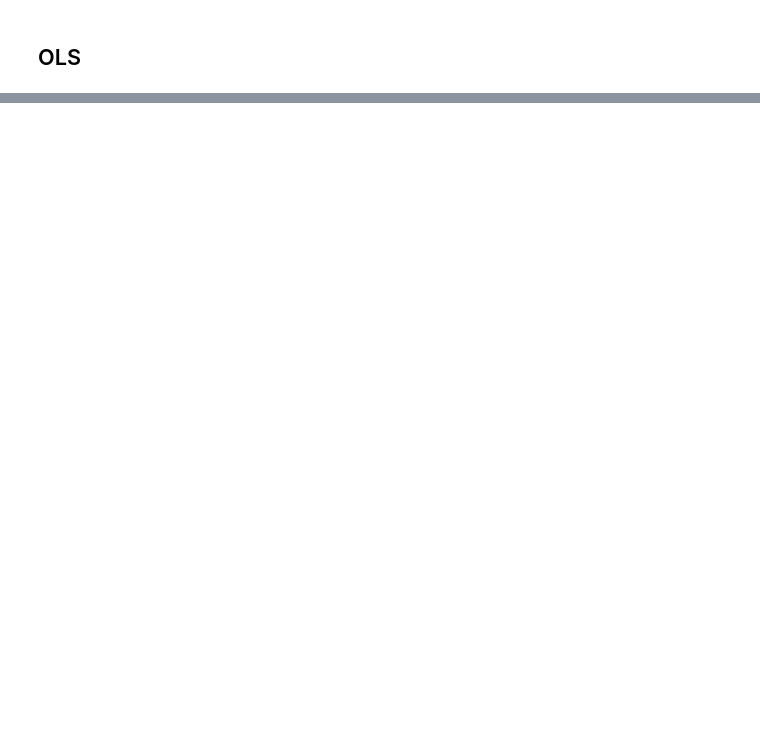
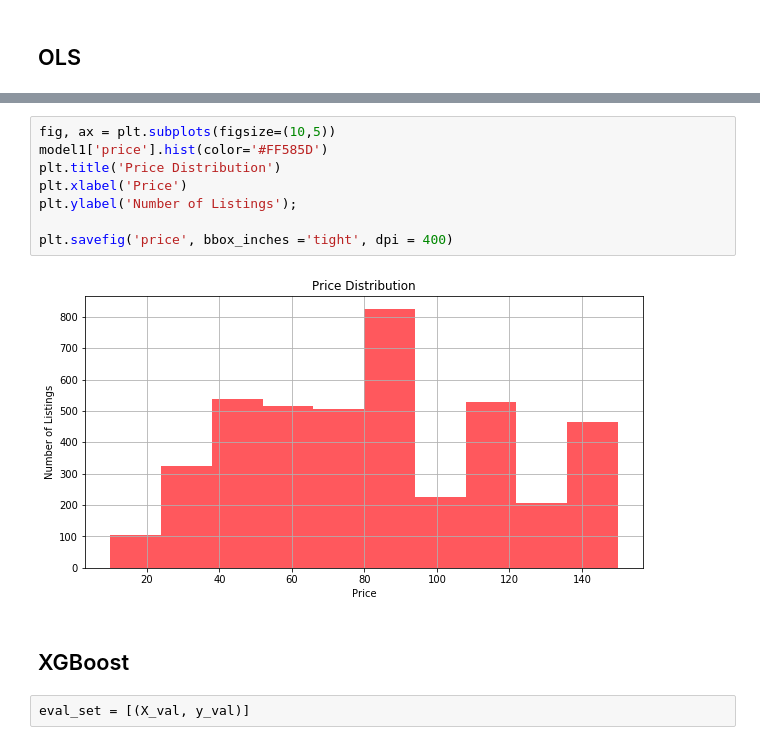
Before and after one commit to AbishekGollapudi/DataProjects, a Jupyter notebook: AirBnB Pricing/02-Modeling.ipynb, the cells around one changed output, grey strips where cells are left out. Drawn from its saved outputs; the diff is of its cells as text; blank space fills up the shorter version.

```diff
--- a/AirBnB Pricing/02-Modeling.ipynb
+++ b/AirBnB Pricing/02-Modeling.ipynb
@@ -183,0 +499,14 @@ print(f' X_test shape : {X_test.shape}')
+# %%
+fig, ax = plt.subplots(figsize=(10,5))
+model1['price'].hist(color='#FF585D')
+plt.title('Price Distribution')
+plt.xlabel('Price')
+plt.ylabel('Number of Listings');
+
+plt.savefig('price', bbox_inches ='tight', dpi = 400)
+# %% [output]
+[figure, added]
+# %% [markdown]
+## XGBoost
+# %%
+eval_set = [(X_val, y_val)]
```
Also changed, not shown: parts of 50 cells of this notebook.
